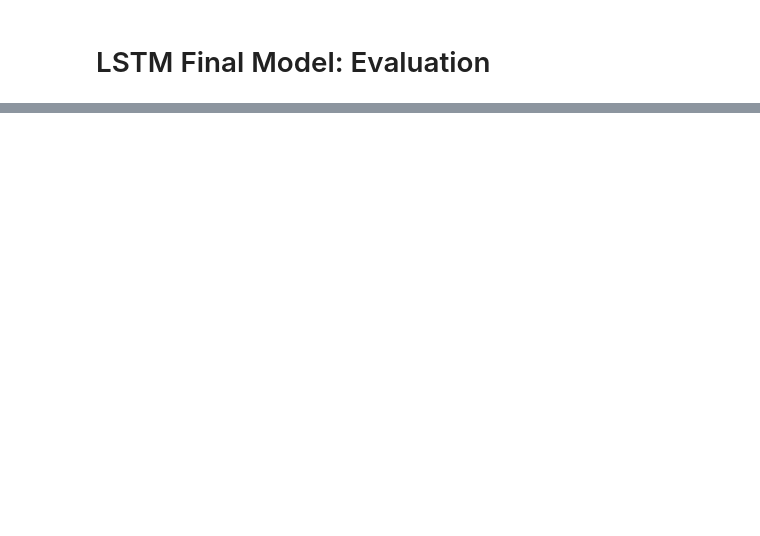
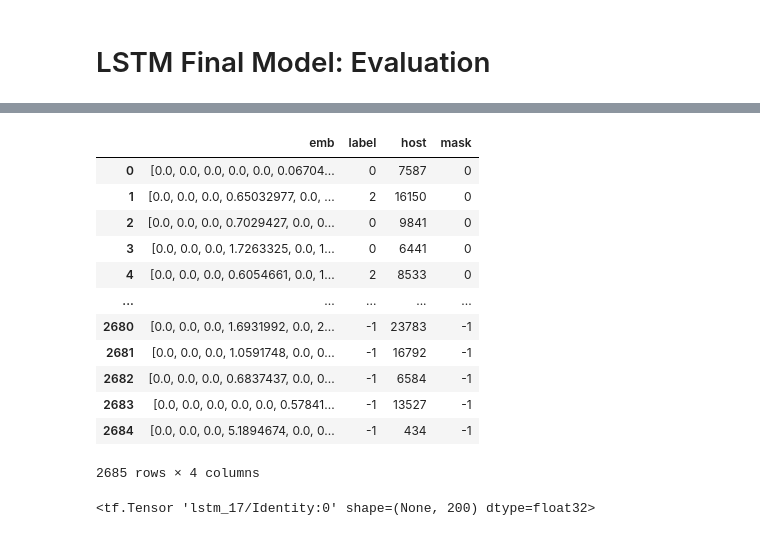
Before and after one commit to Ourshanabi/Altegrad_classif, a Jupyter notebook: frenchdomain_long.ipynb, the cells around one changed output, grey strips where cells are left out. Drawn from its saved outputs; the diff is of its cells as text; code cells hidden in the pictures; blank space fills up the shorter version.

```diff
--- a/frenchdomain_long.ipynb
+++ b/frenchdomain_long.ipynb
@@ -733,7 +737,7 @@ The generator functions:
 # %%
 num_sequences = len(df_train['emb'].to_list())
 batch_size = 4
-batches_per_epoch =  478
+batches_per_epoch =  int(478)
 #assert batch_size * batches_per_epoch == num_sequences
 num_features= 768
 def train_generator(df):
@@ -785,7 +811,7 @@ call_reduce = ReduceLROnPlateau(monitor='val_acc', factor=0.95, patience=3, verb
 
 
 model.fit_generator(train_generator(df_train), steps_per_epoch=batches_per_epoch, epochs=100,
-                    validation_data=val_generator(df_val), validation_steps=batches_per_epoch_val, callbacks =[call_reduce],workers=1, use_multiprocessing=False )
+                    validation_data=val_generator(df_val), validation_steps=batches_per_epoch_val, callbacks =[call_reduce,stop,check,tensorb],workers=1, use_multiprocessing=False )
 # %% [output]
 WARNING:tensorflow:sample_weight modes were coerced from
   ...
@@ -816,0 +841,2 @@ model.evaluate_generator(val_generator(df_test), steps= batches_per_epoch_val)
+# %%
+model.load_weights("lstm_save/weights.05-1.10.hdf5")
@@ -816,0 +863,17 @@ model.evaluate_generator(val_generator(df_test), steps= batches_per_epoch_val)
+# %%
+import csv
+classes = ['business/finance','education/research','entertainment','health/medical','news/press','politics/government/law','sports','tech/science']
+
+# Write predictions to a file
+with open('lstm_bert2.csv', 'w') as csvfile:
+    writer = csv.writer(csvfile, delimiter=',')
+    lst = classes
+    lst.insert(0, "Host")
+    writer.writerow(lst)
+    for k in range(len(df_test)):
+        if len(df_test.emb[k]) == 1: # avoid a non expected error
+            lst = list(model.predict(tf.convert_to_tensor(df_test.emb[k][0][None,None,:]))[0])
+        else :
+            lst = list(model.predict(tf.convert_to_tensor(df_test.emb[k][None,:]))[0])
+        lst.insert(0, df_test.host[k])
+        writer.writerow(lst)
@@ -816,0 +987,20 @@ model.evaluate_generator(val_generator(df_test), steps= batches_per_epoch_val)
+# %%
+df_graph_method
+# %% [output]
+|  | emb | label | host | mask |
+| 0 | [0.0, 0.0, 0.0, 0.0, 0.0, 0.06704... | 0 | 7587 | 0 |
+| 1 | [0.0, 0.0, 0.0, 0.65032977, 0.0, ... | 2 | 16150 | 0 |
+| 2 | [0.0, 0.0, 0.0, 0.7029427, 0.0, 0... | 0 | 9841 | 0 |
+| 3 | [0.0, 0.0, 0.0, 1.7263325, 0.0, 1... | 0 | 6441 | 0 |
+| 4 | [0.0, 0.0, 0.0, 0.6054661, 0.0, 1... | 2 | 8533 | 0 |
+| ... | ... | ... | ... | ... |
+| 2680 | [0.0, 0.0, 0.0, 1.6931992, 0.0, 2... | -1 | 23783 | -1 |
+| 2681 | [0.0, 0.0, 0.0, 1.0591748, 0.0, 0... | -1 | 16792 | -1 |
+| 2682 | [0.0, 0.0, 0.0, 0.6837437, 0.0, 0... | -1 | 6584 | -1 |
+| 2683 | [0.0, 0.0, 0.0, 0.0, 0.0, 0.57841... | -1 | 13527 | -1 |
+| 2684 | [0.0, 0.0, 0.0, 5.1894674, 0.0, 0... | -1 | 434 | -1 |
+2685 rows × 4 columns
+# %%
+model.layers[2].output
+# %% [output]
+<tf.Tensor 'lstm_17/Identity:0' shape=(None, 200) dtype=float32>
```
Also changed, not shown: parts of 13 cells of this notebook, 4 other files.
